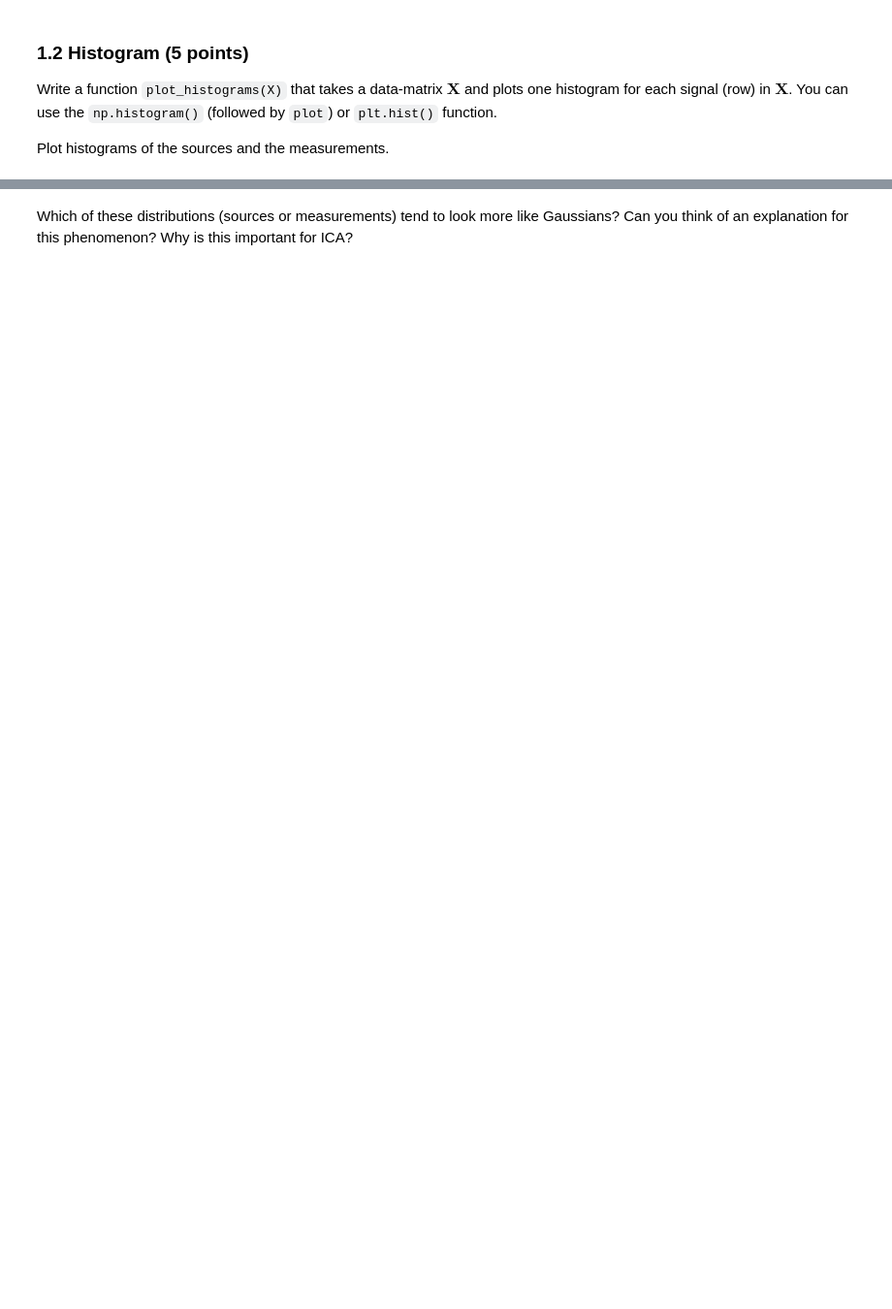
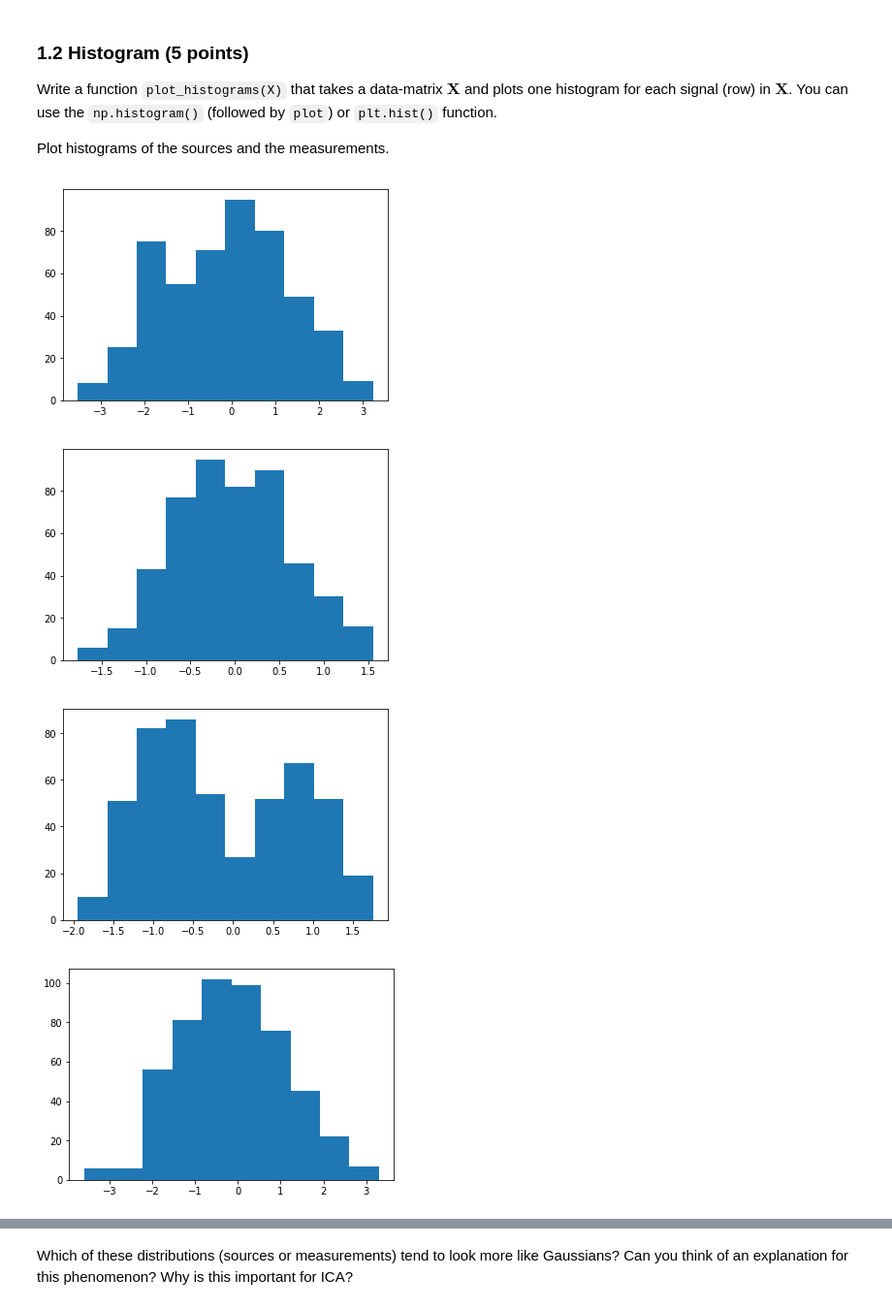
Before and after one commit to florianmohnert/ML2, a Jupyter notebook: lab1/lab1.ipynb, the cells around one changed output, grey strips where cells are left out. Shown: that part at 97% size. Saved outputs shown, nothing was run; the diff lists cells and outputs as text; code cells hidden in the pictures; blank space fills up the shorter version.

```diff
--- a/lab1/lab1.ipynb
+++ b/lab1/lab1.ipynb
@@ -117,6 +115,16 @@ Plot histograms of the sources and the measurements.
 # %%
 ### 1.2 Histogram
 # YOUR CODE HERE
-5x500
+
 def plot_histograms(X):
     for i in range(X.shape[0]):
+        plt.hist(X[i,:])
+        plt.show()
+
+plot_histograms(X)
+plot_histograms(S)
+# %% [output]
+[figure, added]
+[figure, added]
+[figure, added]
+[figure, added]
```
Also changed, not shown: parts of 7 cells of this notebook.
